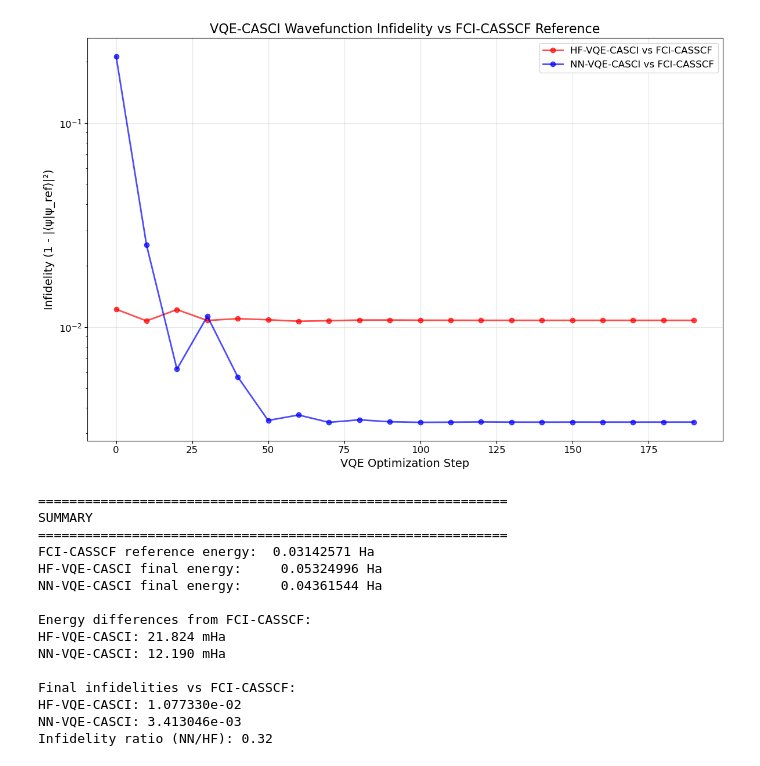
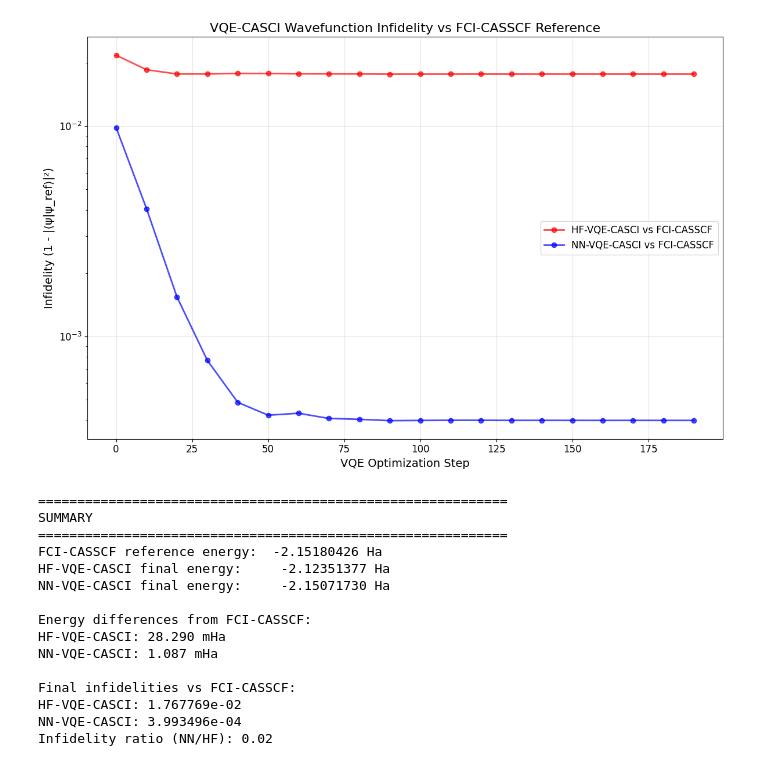
Before and after one commit to He-Wenhao/vqe-casscf, a Jupyter notebook: results/fig3/Plotting.ipynb, the cells around one changed output. Cells and saved outputs as stored; diff of their text form; code cells hidden in the pictures.

Commit message:
run plot

```diff
--- a/results/fig3/Plotting.ipynb
+++ b/results/fig3/Plotting.ipynb
@@ -4,7 +4,7 @@ import numpy as np
 import matplotlib.pyplot as plt
 from pathlib import Path
 
-BOND_LENGTH = 0.3
+BOND_LENGTH = 0.7
 
 def load_results(bond_length, results_dir="Data"):
     filename = f"{results_dir}/vqe_casci_results_bond({bond_length}).json"
@@ -40,46 +40,46 @@ def plot_figure_3(bond_length=BOND_LENGTH):
     plt.title('VQE-CASCI Wavefunction Infidelity vs FCI-CASSCF Reference', fontsize=16)
     plt.legend(fontsize=12)
     plt.grid(True, alpha=0.3)
     plt.tick_params(axis='both', which='major', labelsize=12)
 
     plt.tight_layout()
     plt.savefig(f'vqe_casci_infidelity_vs_fci_casscf({bond_length}).png', dpi=150)
     plt.show()
 
     # Print summary
     print("\n" + "="*60)
     print("SUMMARY")
     print("="*60)
     print(f"FCI-CASSCF reference energy:  {results['reference_energy']:.8f} Ha")
     print(f"HF-VQE-CASCI final energy:     {results['hf_vqe_casci_energy']:.8f} Ha")
     print(f"NN-VQE-CASCI final energy:     {results['nn_vqe_casci_energy']:.8f} Ha")
     print(f"\nEnergy differences from FCI-CASSCF:")
     print(f"HF-VQE-CASCI: {results['energy_diff_mHa']['hf']:.3f} mHa")
     print(f"NN-VQE-CASCI: {results['energy_diff_mHa']['nn']:.3f} mHa")
     print(f"\nFinal infidelities vs FCI-CASSCF:")
     print(f"HF-VQE-CASCI: {results['final_infidelities']['hf']:.6e}")
     print(f"NN-VQE-CASCI: {results['final_infidelities']['nn']:.6e}")
 
     if results['final_infidelities']['hf'] > 0:
         ratio = results['final_infidelities']['nn'] / results['final_infidelities']['hf']
         print(f"Infidelity ratio (NN/HF): {ratio:.2f}")
 
 if __name__ == "__main__":
     plot_figure_3(bond_length=BOND_LENGTH)  # Change bond length as needed
 # %% [output]
-[figure, old version]
+[figure, new version]
 ============================================================
 SUMMARY
 ============================================================
-FCI-CASSCF reference energy:  0.03142571 Ha
-HF-VQE-CASCI final energy:     0.05324996 Ha
-NN-VQE-CASCI final energy:     0.04361544 Ha
+FCI-CASSCF reference energy:  -2.15180426 Ha
+HF-VQE-CASCI final energy:     -2.12351377 Ha
+NN-VQE-CASCI final energy:     -2.15071730 Ha
 
 Energy differences from FCI-CASSCF:
-HF-VQE-CASCI: 21.824 mHa
-NN-VQE-CASCI: 12.190 mHa
+HF-VQE-CASCI: 28.290 mHa
+NN-VQE-CASCI: 1.087 mHa
 
 Final infidelities vs FCI-CASSCF:
-HF-VQE-CASCI: 1.077330e-02
-NN-VQE-CASCI: 3.413046e-03
-Infidelity ratio (NN/HF): 0.32
+HF-VQE-CASCI: 1.767769e-02
+NN-VQE-CASCI: 3.993496e-04
+Infidelity ratio (NN/HF): 0.02
```
Also changed, not shown: 11 other files.
